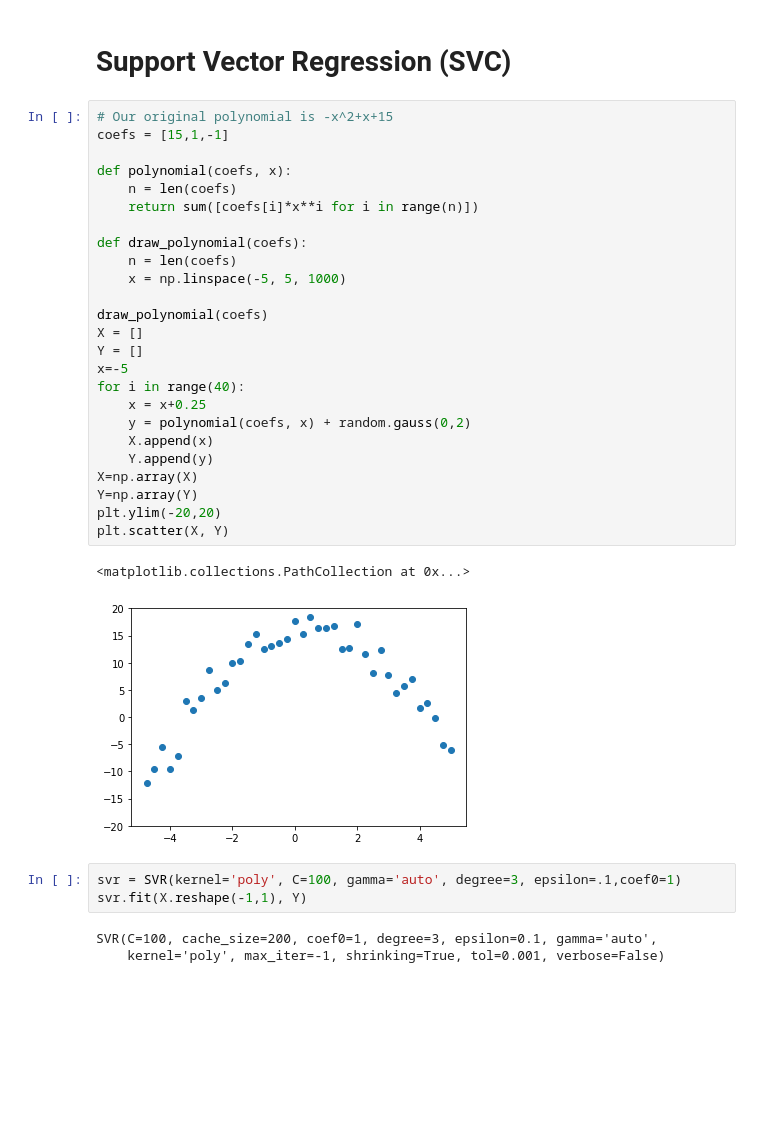
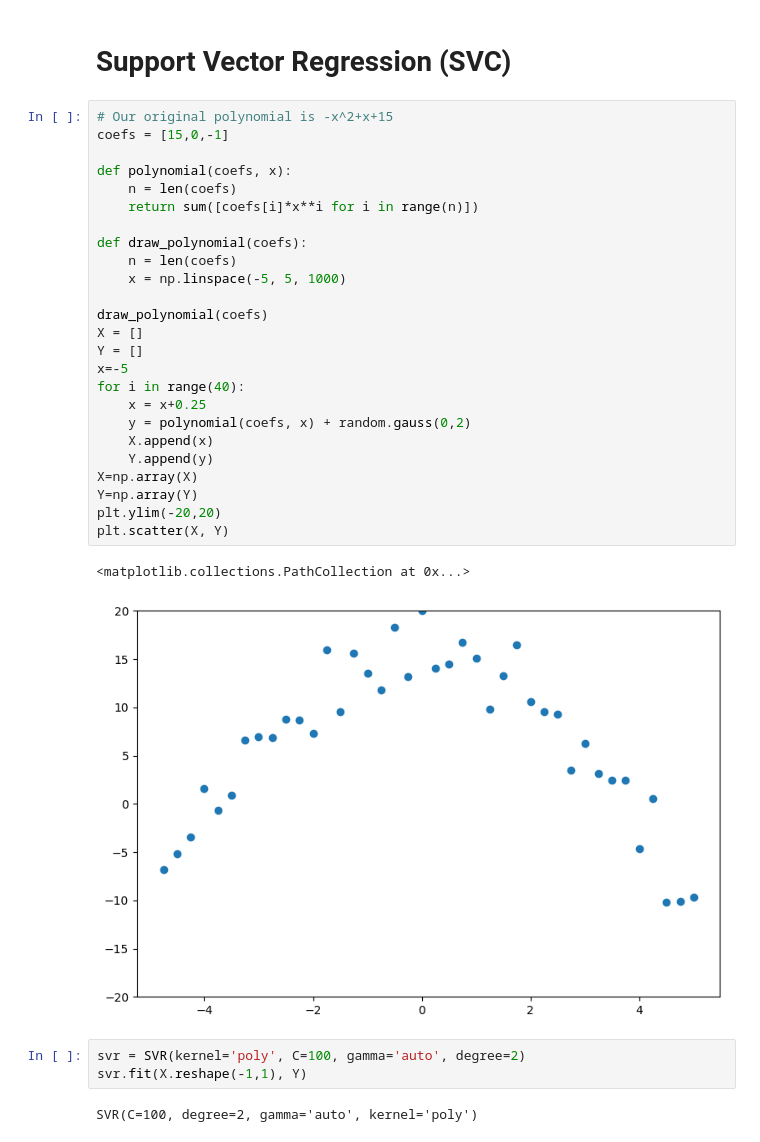
Before and after one commit to s7s/machine_learning_1, a Jupyter notebook: support_vector_machines/SVM_coding_solution.ipynb, the cells around one changed output. Cells and saved outputs as stored; diff of their text form; blank space fills up the shorter version.

```diff
--- a/support_vector_machines/SVM_coding_solution.ipynb
+++ b/support_vector_machines/SVM_coding_solution.ipynb
@@ -210,38 +210,37 @@ testAccuracy: 0.9859154929577465
 # Support Vector Regression (SVC)
 # %%
 # Our original polynomial is -x^2+x+15
-coefs = [15,1,-1]
+coefs = [15,0,-1]
 
 def polynomial(coefs, x):
     n = len(coefs)
     return sum([coefs[i]*x**i for i in range(n)])
 
 def draw_polynomial(coefs):
     n = len(coefs)
     x = np.linspace(-5, 5, 1000)
 
 draw_polynomial(coefs)
 X = []
 Y = []
 x=-5
 for i in range(40):
     x = x+0.25
     y = polynomial(coefs, x) + random.gauss(0,2)
     X.append(x)
     Y.append(y)
 X=np.array(X)
 Y=np.array(Y)
 plt.ylim(-20,20)
 plt.scatter(X, Y)
 # %% [output]
 <matplotlib.collections.PathCollection at 0x...>
-[figure, old version]
+[figure, new version]
 # %%
-svr = SVR(kernel='poly', C=100, gamma='auto', degree=3, epsilon=.1,coef0=1)
+svr = SVR(kernel='poly', C=100, gamma='auto', degree=2)
 svr.fit(X.reshape(-1,1), Y)
 # %% [output]
-SVR(C=100, cache_size=200, coef0=1, degree=3, epsilon=0.1, gamma='auto',
-    kernel='poly', max_iter=-1, shrinking=True, tol=0.001, verbose=False)
+SVR(C=100, degree=2, gamma='auto', kernel='poly')
 # %%
 from sklearn.metrics import mean_squared_error
 def display_results(svr,X,Y):
```
Also changed, not shown: parts of 9 cells of this notebook.
